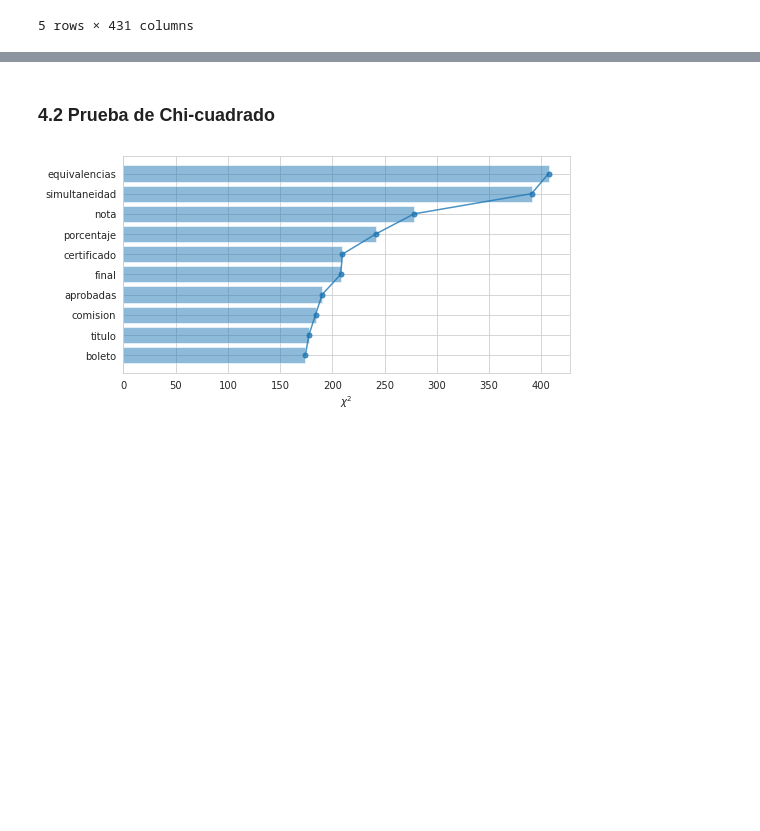
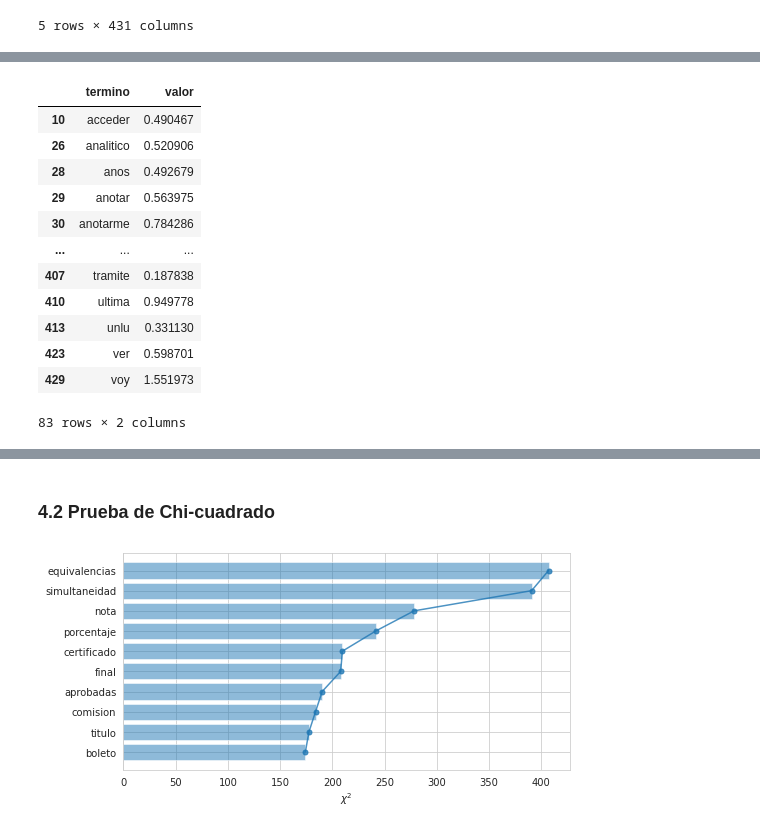
Before and after one commit to jumafernandez/clasificacion_correos, a Jupyter notebook: notebooks/jaiio/00_Features_Selection_by_Class.ipynb, the cells around one changed output, grey strips where cells are left out. Cells and saved outputs as stored; diff of their text form; code cells hidden in the pictures; blank space fills up the shorter version.

```diff
--- a/notebooks/jaiio/00_Features_Selection_by_Class.ipynb
+++ b/notebooks/jaiio/00_Features_Selection_by_Class.ipynb
@@ -376,3 +373,21 @@ clases_words_labeling
+# %%
+df_dis0 = terminos_clase.loc[terminos_clase['valor']>0]
+
+disctint0 = pd.Series(df_dis0.valor.values,index=df_dis0.termino).to_dict()
+# %% [output]
+|  | termino | valor |
+| 10 | acceder | 0.490467 |
+| 26 | analitico | 0.520906 |
+| 28 | anos | 0.492679 |
+| 29 | anotar | 0.563975 |
+| 30 | anotarme | 0.784286 |
+| ... | ... | ... |
+| 407 | tramite | 0.187838 |
+| 410 | ultima | 0.949778 |
+| 413 | unlu | 0.331130 |
+| 423 | ver | 0.598701 |
+| 429 | voy | 1.551973 |
+83 rows × 2 columns
 # %%
 # Se importan las librerías
 from wordcloud import WordCloud
```
Also changed, not shown: parts of 3 cells of this notebook.
